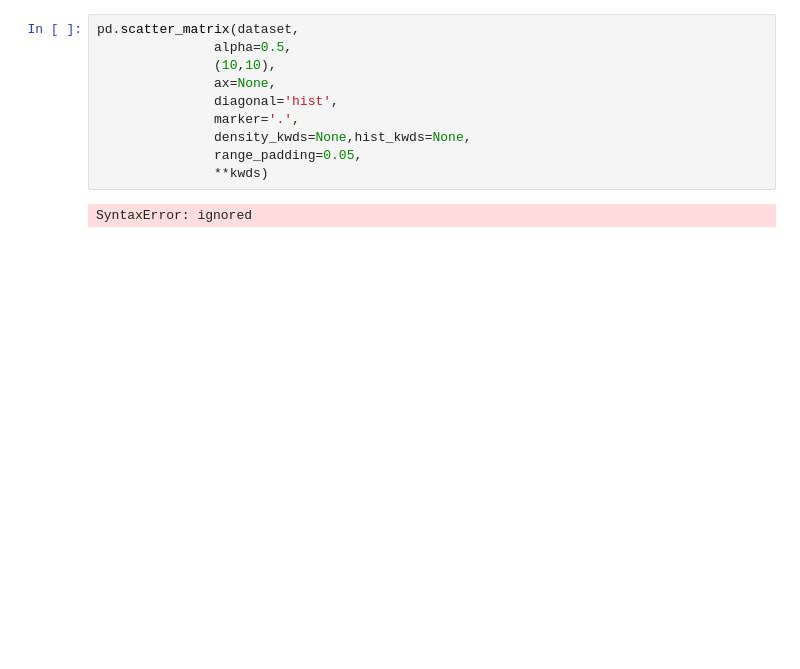
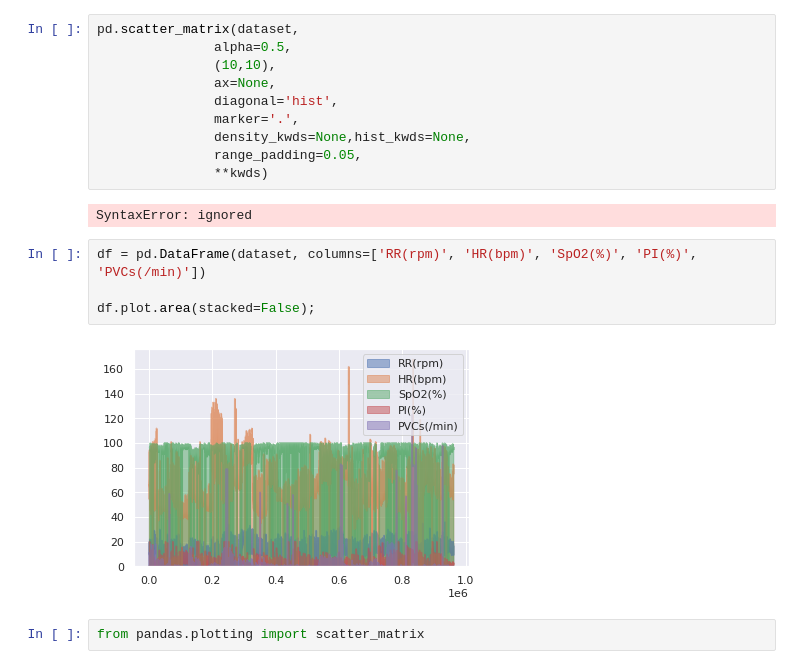
Before and after one commit to DataScience4Health-Fall2022/termproject-group1, a Jupyter notebook: OSASUD.ipynb, the cells around one changed output. Cells and saved outputs as stored; diff of their text form; blank space fills up the shorter version.

```diff
--- a/OSASUD.ipynb
+++ b/OSASUD.ipynb
@@ -179,3 +179,11 @@ pd.scatter_matrix(dataset,
                **kwds)
 # %% [output]
 SyntaxError: ignored
+# %%
+df = pd.DataFrame(dataset, columns=['RR(rpm)', 'HR(bpm)', 'SpO2(%)', 'PI(%)', 'PVCs(/min)'])
+
+df.plot.area(stacked=False);
+# %% [output]
+[figure, added]
+# %%
+from pandas.plotting import scatter_matrix
```
Also changed, not shown: parts of 1 cell of this notebook.
